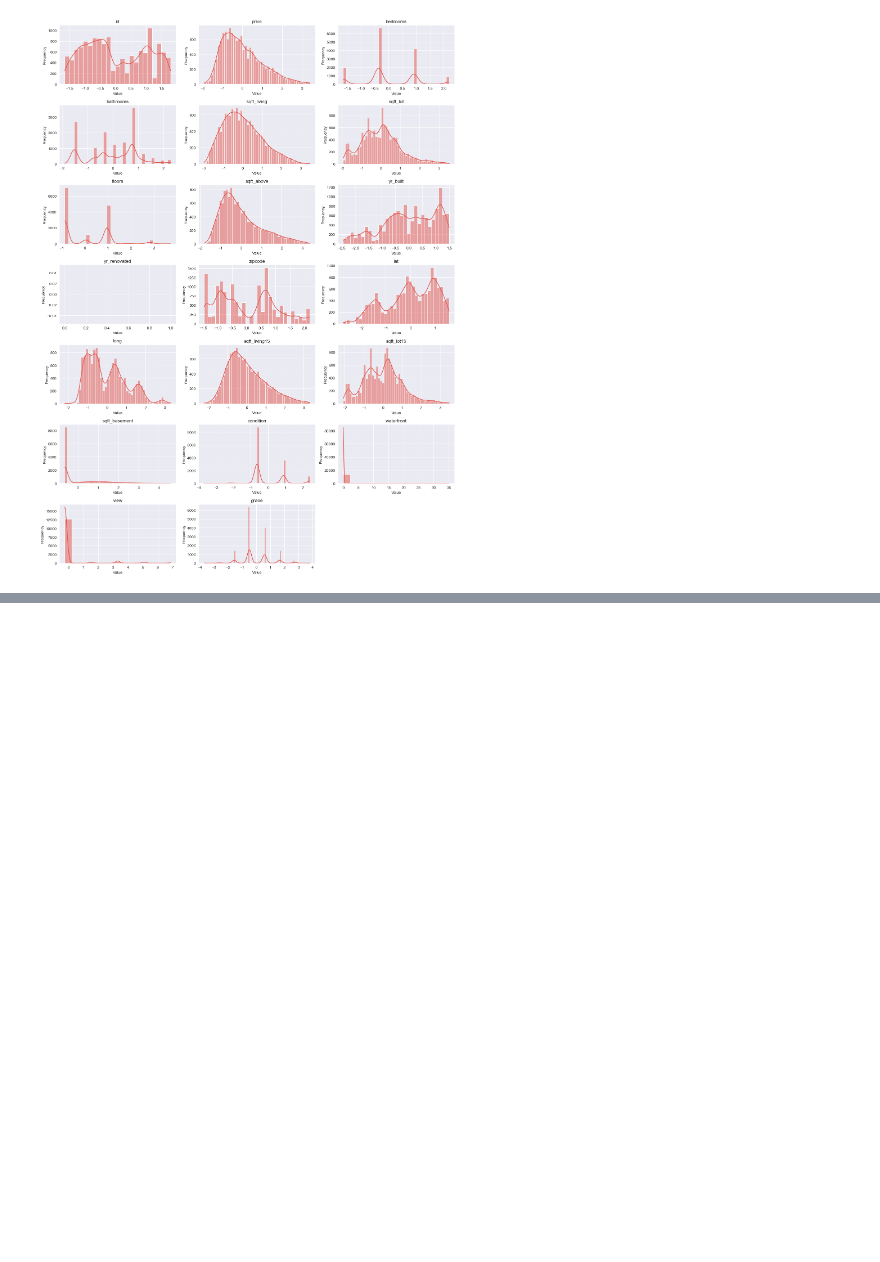
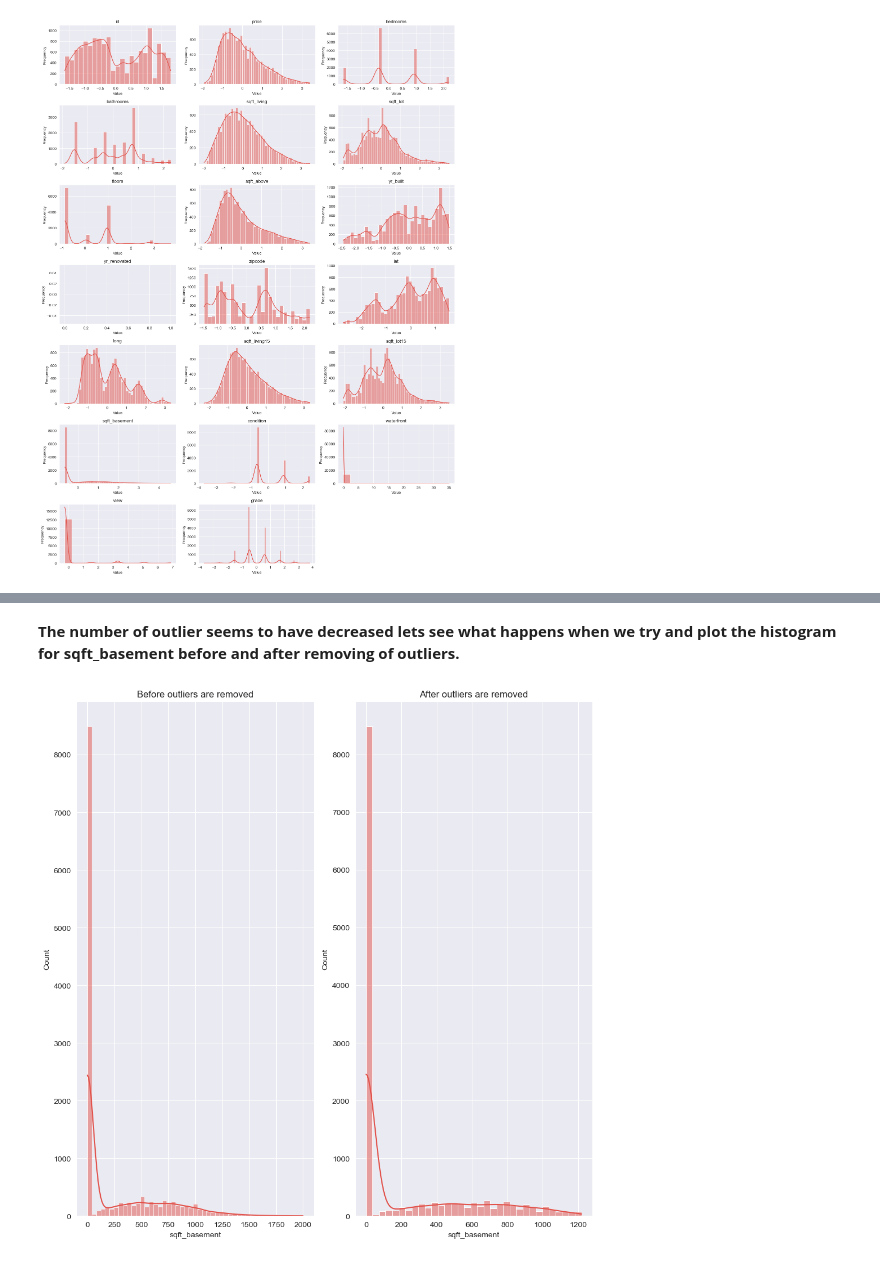
Before and after one commit to DennisWainaina/Megamax-Real-Estate-House-Project, a Jupyter notebook: index.ipynb, the cells around one changed output, grey strips where cells are left out. Saved outputs shown, nothing was run; the diff lists cells and outputs as text; code cells hidden in the pictures; blank space fills up the shorter version.

```diff
--- a/index.ipynb
+++ b/index.ipynb
@@ -868,0 +972,19 @@ plt.show()
+# %% [markdown]
+**The number of outlier seems to have decreased lets see what happens when we try and plot the histogram for sqft_basement before and after removing of outliers.**
+# %%
+# Defining the number of columns
+nrows = 2
+
+fig, ax = plt.subplots(ncols=nrows, figsize=(10, 10))
+
+# First plot before outliers are removed.
+sns.histplot(combined_df['sqft_basement'], kde=True, ax=ax[0])
+ax[0].set_title('Before outliers are removed')
+
+# Second plot after outliers are removed.
+sns.histplot(new_combined['sqft_basement'], kde=True, ax=ax[1])
+ax[1].set_title('After outliers are removed')
+
+plt.tight_layout()
+# %% [output]
+[figure, added]
```
Also changed, not shown: parts of 11 cells of this notebook.
